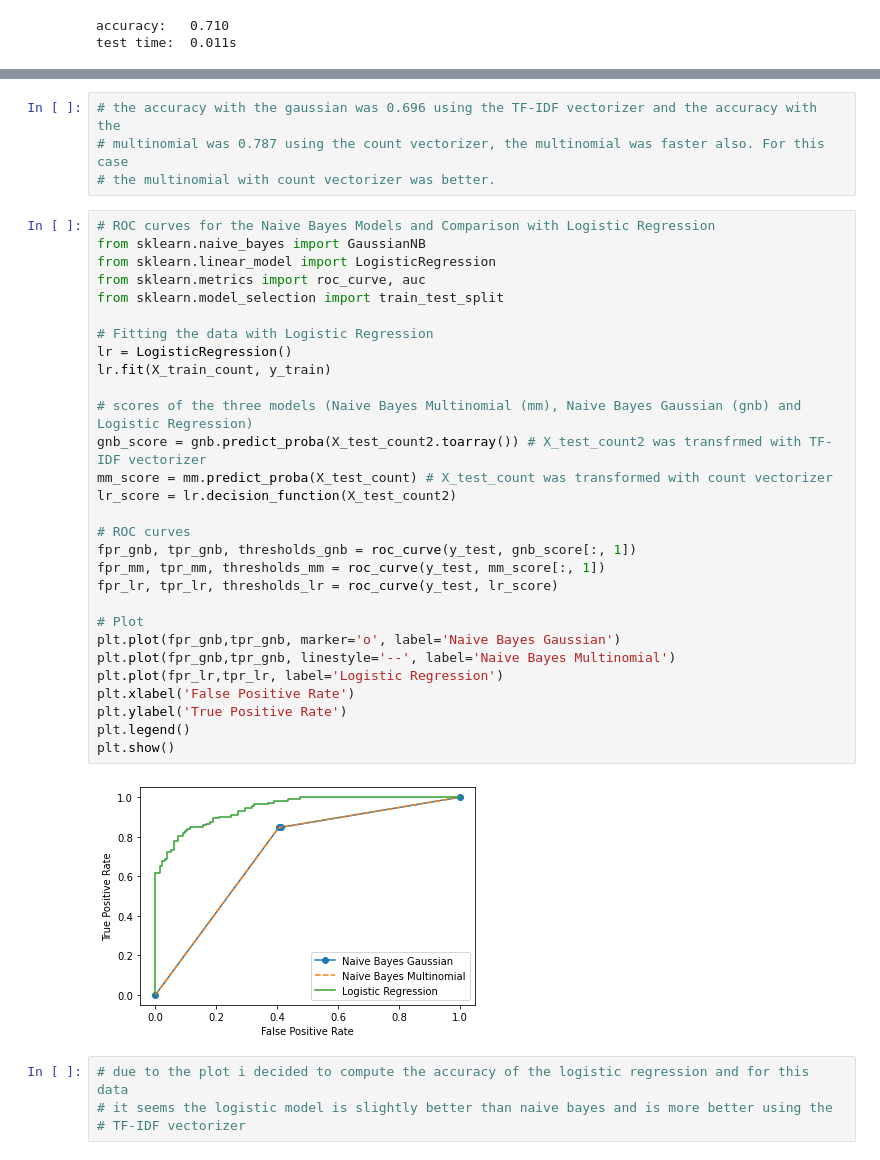
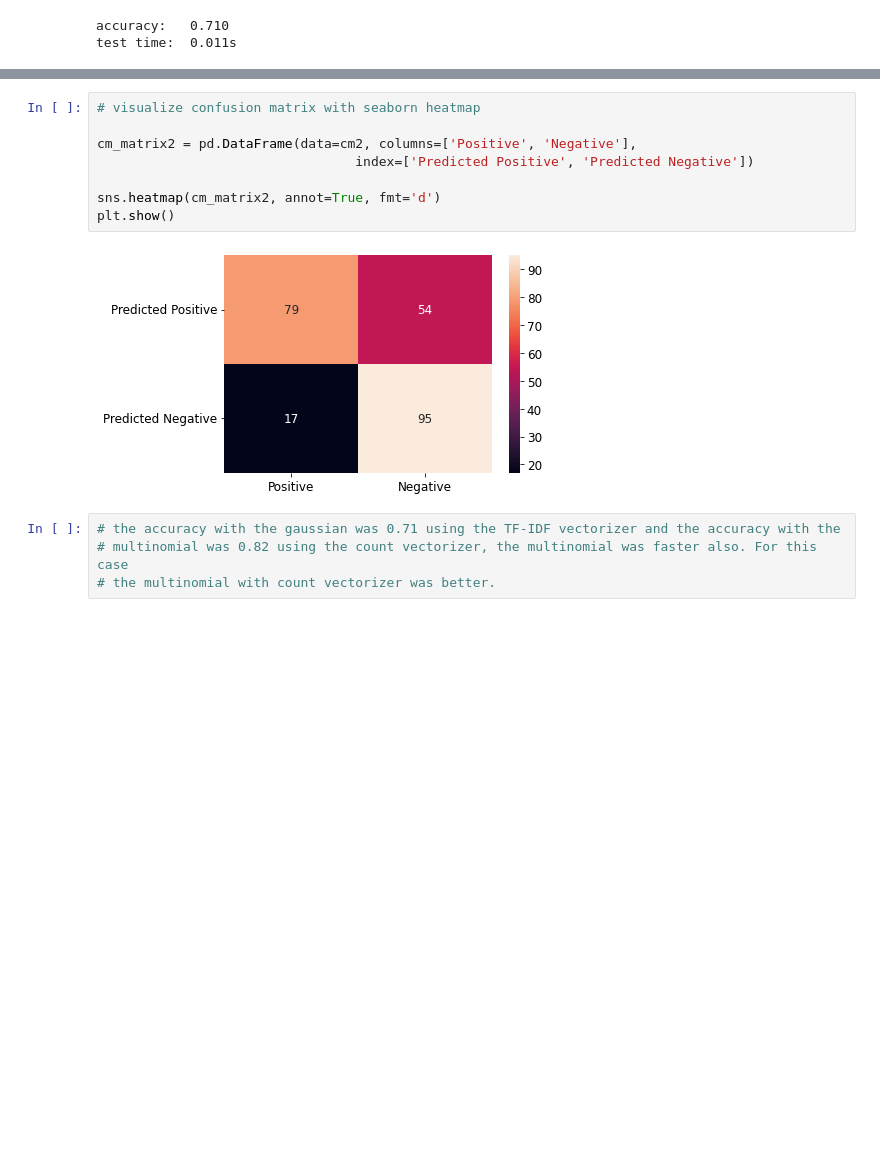
Before and after one commit to aeotqf/DM2022-Lab1-Homework, a Jupyter notebook: lab1/ellis_111065426_lab1.ipynb, the cells around one changed output, grey strips where cells are left out. Saved outputs shown, nothing was run; the diff lists cells and outputs as text; blank space fills up the shorter version.

```diff
--- a/lab1/ellis_111065426_lab1.ipynb
+++ b/lab1/ellis_111065426_lab1.ipynb
@@ -1567,39 +1534,14 @@ plt.show()
+# %%
+# visualize confusion matrix with seaborn heatmap
+
+cm_matrix2 = pd.DataFrame(data=cm2, columns=['Positive', 'Negative'],
+                                 index=['Predicted Positive', 'Predicted Negative'])
+
+sns.heatmap(cm_matrix2, annot=True, fmt='d')
+plt.show()
+# %% [output]
+[figure, added]
 # %%
-# the accuracy with the gaussian was 0.696 using the TF-IDF vectorizer and the accuracy with the
-# multinomial was 0.787 using the count vectorizer, the multinomial was faster also. For this case
+# the accuracy with the gaussian was 0.71 using the TF-IDF vectorizer and the accuracy with the
+# multinomial was 0.82 using the count vectorizer, the multinomial was faster also. For this case
 # the multinomial with count vectorizer was better.
-# %%
-# ROC curves for the Naive Bayes Models and Comparison with Logistic Regression
-from sklearn.naive_bayes import GaussianNB
-from sklearn.linear_model import LogisticRegression
-from sklearn.metrics import roc_curve, auc
-from sklearn.model_selection import train_test_split
-
-# Fitting the data with Logistic Regression
-lr = LogisticRegression()
-lr.fit(X_train_count, y_train)
-
-# scores of the three models (Naive Bayes Multinomial (mm), Naive Bayes Gaussian (gnb) and Logistic Regression)
-gnb_score = gnb.predict_proba(X_test_count2.toarray()) # X_test_count2 was transfrmed with TF-IDF vectorizer
-mm_score = mm.predict_proba(X_test_count) # X_test_count was transformed with count vectorizer
-lr_score = lr.decision_function(X_test_count2)
-
-# ROC curves
-fpr_gnb, tpr_gnb, thresholds_gnb = roc_curve(y_test, gnb_score[:, 1])
-fpr_mm, tpr_mm, thresholds_mm = roc_curve(y_test, mm_score[:, 1])
-fpr_lr, tpr_lr, thresholds_lr = roc_curve(y_test, lr_score)
-
-# Plot
-plt.plot(fpr_gnb,tpr_gnb, marker='o', label='Naive Bayes Gaussian')
-plt.plot(fpr_gnb,tpr_gnb, linestyle='--', label='Naive Bayes Multinomial')
-plt.plot(fpr_lr,tpr_lr, label='Logistic Regression')
-plt.xlabel('False Positive Rate')
-plt.ylabel('True Positive Rate')
-plt.legend()
-plt.show()
-# %% [output]
-[figure, removed]
-# %%
-# due to the plot i decided to compute the accuracy of the logistic regression and for this data
-# it seems the logistic model is slightly better than naive bayes and is more better using the
-# TF-IDF vectorizer
```
Also changed, not shown: parts of 63 cells of this notebook.
